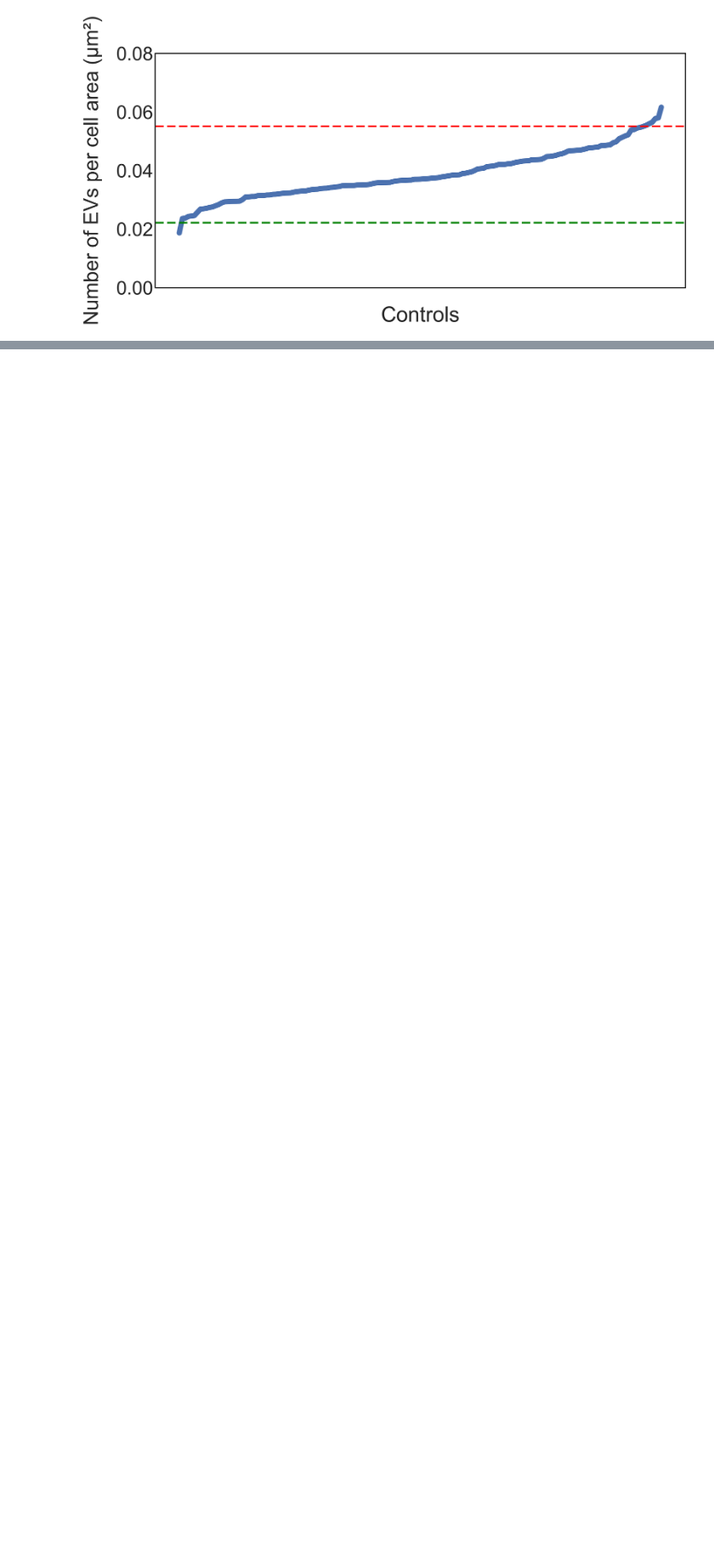
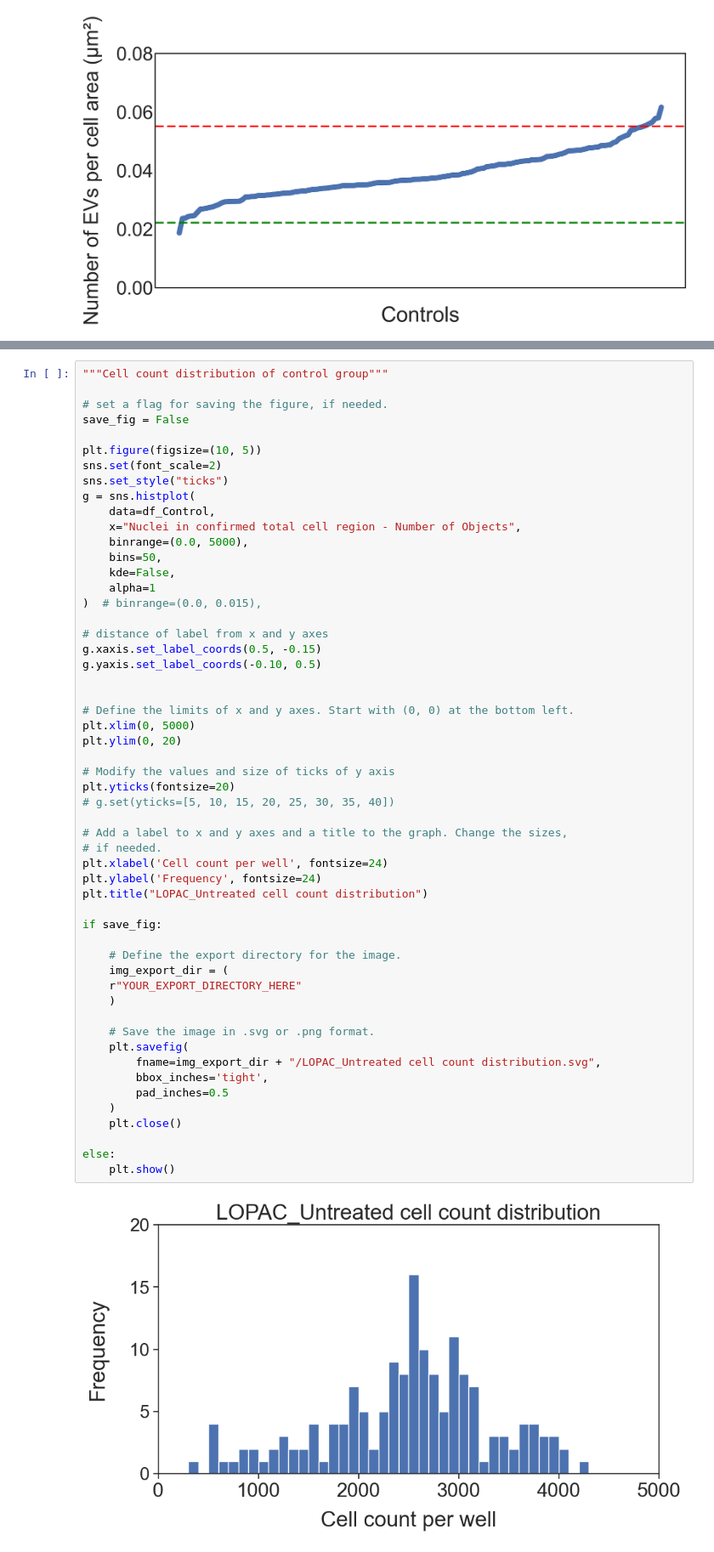
Before and after one commit to ArdalanMansouri/high-throughput-compound-screening, a Jupyter notebook: notebooks/screening_data_visualization.ipynb, the cells around one changed output, grey strips where cells are left out. Shown at 85% size. Drawn from its saved outputs; the diff is of its cells as text; blank space fills up the shorter version.

Commit message:
Add histogram to show the distribution of cell counts.

```diff
--- a/notebooks/screening_data_visualization.ipynb
+++ b/notebooks/screening_data_visualization.ipynb
@@ -245,0 +268,56 @@ else:
+# %%
+"""Cell count distribution of control group"""
+
+# set a flag for saving the figure, if needed.
+save_fig = False
+
+plt.figure(figsize=(10, 5))
+sns.set(font_scale=2)
+sns.set_style("ticks")
+g = sns.histplot(
+    data=df_Control,
+    x="Nuclei in confirmed total cell region - Number of Objects",
+    binrange=(0.0, 5000),
+    bins=50,
+    kde=False,
+    alpha=1
+)  # binrange=(0.0, 0.015),
+
+# distance of label from x and y axes
+g.xaxis.set_label_coords(0.5, -0.15)
+g.yaxis.set_label_coords(-0.10, 0.5)
+
+
+# Define the limits of x and y axes. Start with (0, 0) at the bottom left.
+plt.xlim(0, 5000)
+plt.ylim(0, 20)
+
+# Modify the values and size of ticks of y axis
+plt.yticks(fontsize=20)
+# g.set(yticks=[5, 10, 15, 20, 25, 30, 35, 40])
+
+# Add a label to x and y axes and a title to the graph. Change the sizes,
+# if needed.
+plt.xlabel('Cell count per well', fontsize=24)
+plt.ylabel('Frequency', fontsize=24)
+plt.title("LOPAC_Untreated cell count distribution")
+
+if save_fig:
+
+    # Define the export directory for the image.
+    img_export_dir = (
+    r"YOUR_EXPORT_DIRECTORY_HERE"
+    )
+
+    # Save the image in .svg or .png format.
+    plt.savefig(
+        fname=img_export_dir + "/LOPAC_Untreated cell count distribution.svg",
+        bbox_inches='tight',
+        pad_inches=0.5
+    )
+    plt.close()
+
+else:
+    plt.show()
+# %% [output]
+[figure, added]
```
Also changed, not shown: parts of 5 cells of this notebook.
